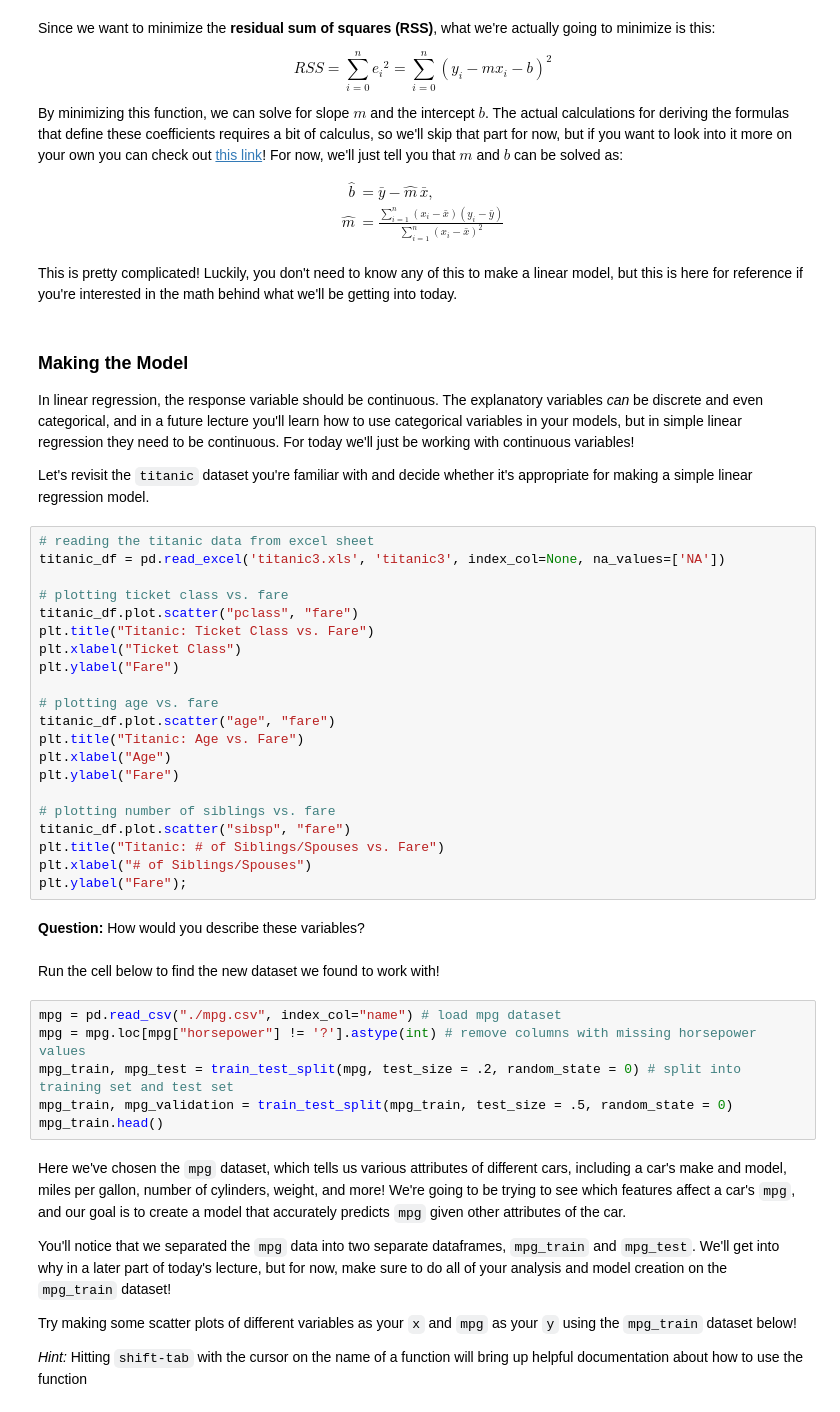
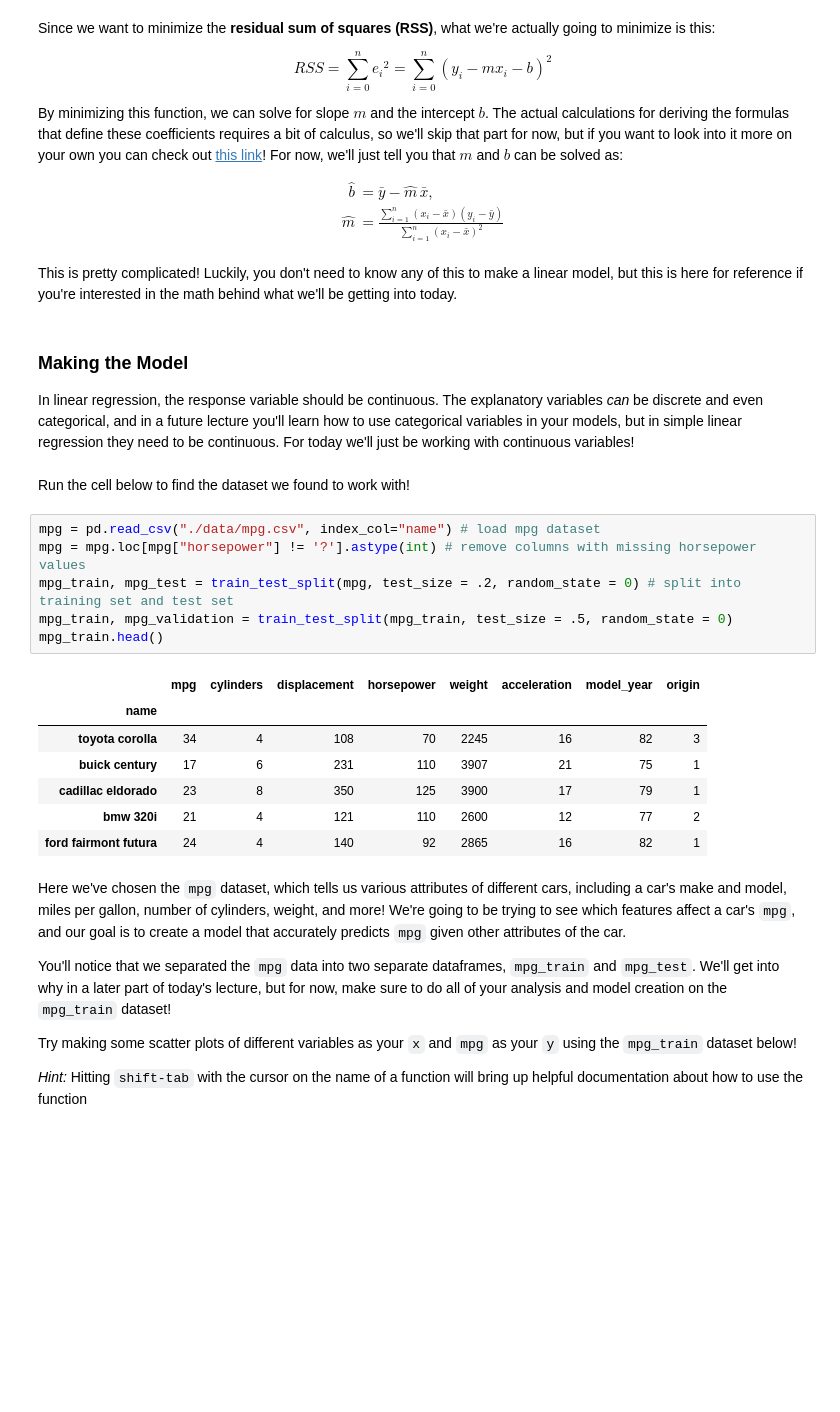
Before and after one commit to claalmve/Codeology-ML-Workshop, a Jupyter notebook: Codeology-ML-Workshop1.ipynb, the cells around one changed output. Cells and saved outputs as stored; diff of their text form; blank space fills up the shorter version.

```diff
--- a/Codeology-ML-Workshop1.ipynb
+++ b/Codeology-ML-Workshop1.ipynb
@@ -132,39 +145,22 @@ This is pretty complicated! Luckily, you don't need to know any of this to make
 <a id='making_model'></a>
 ### Making the Model
 In linear regression, the response variable should be continuous. The explanatory variables *can* be discrete and even categorical, and in a future lecture you'll learn how to use categorical variables in your models, but in simple linear regression they need to be continuous. For today we'll just be working with continuous variables!
-
-Let's revisit the `titanic` dataset you're familiar with and decide whether it's appropriate for making a simple linear regression model.
-# %%
-# reading the titanic data from excel sheet
-titanic_df = pd.read_excel('titanic3.xls', 'titanic3', index_col=None, na_values=['NA'])
-
-# plotting ticket class vs. fare
-titanic_df.plot.scatter("pclass", "fare")
-plt.title("Titanic: Ticket Class vs. Fare")
-plt.xlabel("Ticket Class")
-plt.ylabel("Fare")
-
-# plotting age vs. fare
-titanic_df.plot.scatter("age", "fare")
-plt.title("Titanic: Age vs. Fare")
-plt.xlabel("Age")
-plt.ylabel("Fare")
-
-# plotting number of siblings vs. fare
-titanic_df.plot.scatter("sibsp", "fare")
-plt.title("Titanic: # of Siblings/Spouses vs. Fare")
-plt.xlabel("# of Siblings/Spouses")
-plt.ylabel("Fare");
-# %% [markdown]
-**Question:** How would you describe these variables?
 # %% [markdown]
-Run the cell below to find the new dataset we found to work with!
+Run the cell below to find the dataset we found to work with!
 # %%
-mpg = pd.read_csv("./mpg.csv", index_col="name") # load mpg dataset
+mpg = pd.read_csv("./data/mpg.csv", index_col="name") # load mpg dataset
 mpg = mpg.loc[mpg["horsepower"] != '?'].astype(int) # remove columns with missing horsepower values
 mpg_train, mpg_test = train_test_split(mpg, test_size = .2, random_state = 0) # split into training set and test set
 mpg_train, mpg_validation = train_test_split(mpg_train, test_size = .5, random_state = 0)
 mpg_train.head()
+# %% [output]
+|  | mpg | cylinders | displacement | horsepower | weight | acceleration | model_year | origin |
+| name |  |  |  |  |  |  |  |  |
+| toyota corolla | 34 | 4 | 108 | 70 | 2245 | 16 | 82 | 3 |
+| buick century | 17 | 6 | 231 | 110 | 3907 | 21 | 75 | 1 |
+| cadillac eldorado | 23 | 8 | 350 | 125 | 3900 | 17 | 79 | 1 |
+| bmw 320i | 21 | 4 | 121 | 110 | 2600 | 12 | 77 | 2 |
+| ford fairmont futura | 24 | 4 | 140 | 92 | 2865 | 16 | 82 | 1 |
 # %% [markdown]
 Here we've chosen the `mpg` dataset, which tells us various attributes of different cars, including a car's make and model, miles per gallon, number of cylinders, weight, and more! We're going to be trying to see which features affect a car's `mpg`, and our goal is to create a model that accurately predicts `mpg` given other attributes of the car.
 
```
Also changed, not shown: parts of 45 cells of this notebook, 1 other file.
